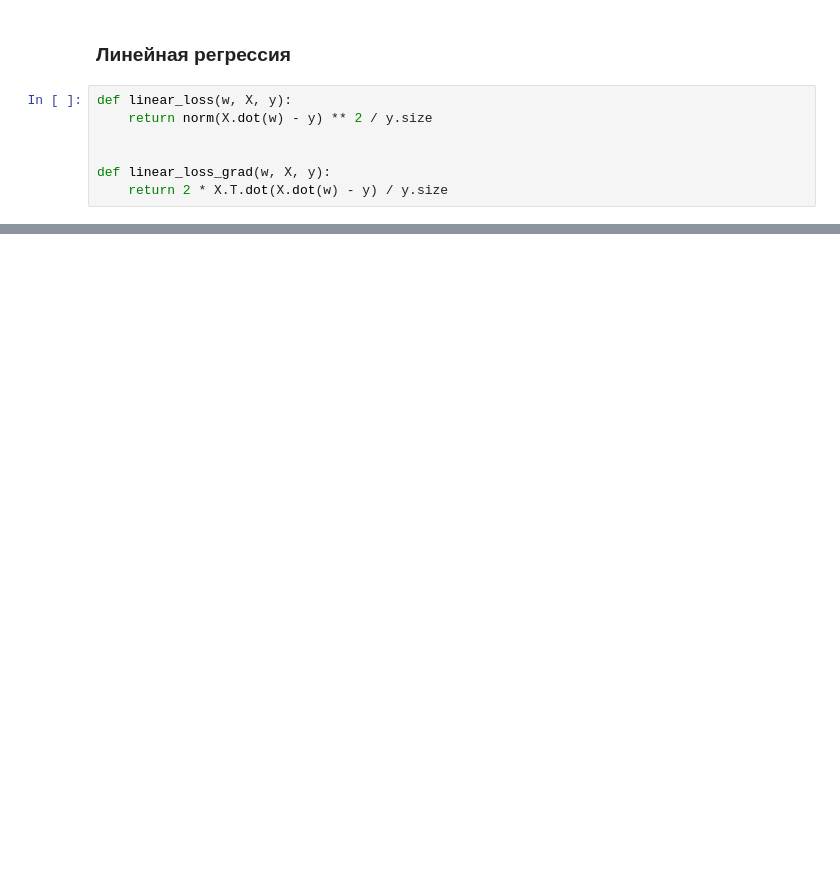
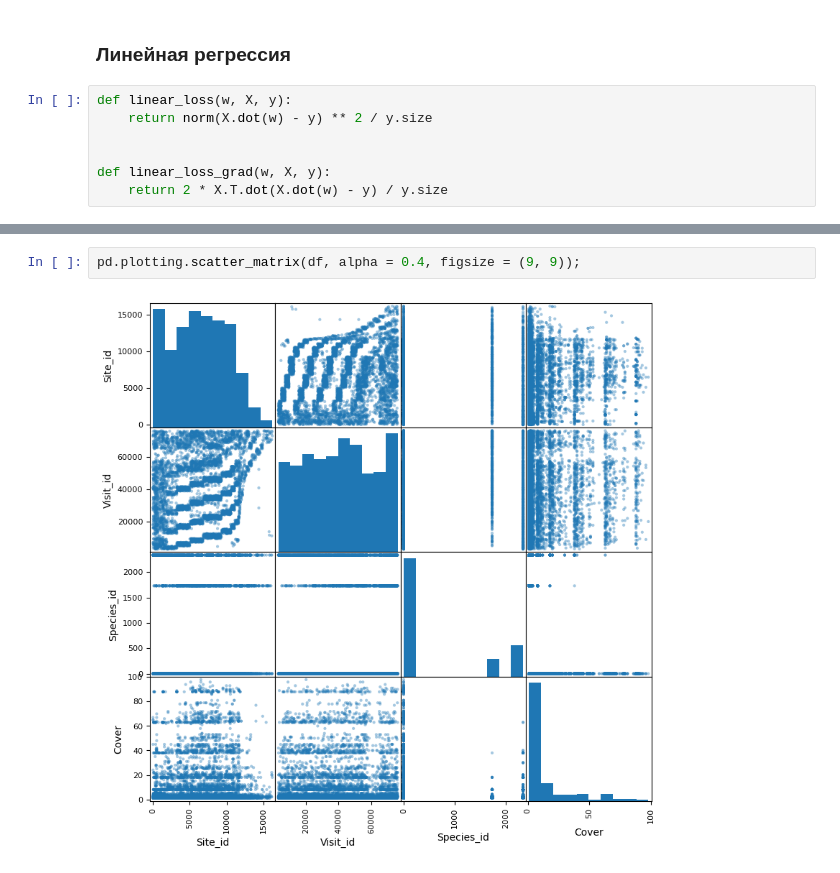
Before and after one commit to SerMisterMish/SGD, a Jupyter notebook: DataTest.ipynb, the cells around one changed output, grey strips where cells are left out. Drawn from its saved outputs; the diff is of its cells as text; blank space fills up the shorter version.

```diff
--- a/DataTest.ipynb
+++ b/DataTest.ipynb
@@ -234,0 +325,4 @@ R^2 for my linear model: 0.09364733872786779
+# %%
+pd.plotting.scatter_matrix(df, alpha = 0.4, figsize = (9, 9));
+# %% [output]
+[figure, added]
```
Also changed, not shown: parts of 29 cells of this notebook, 7 other files.
